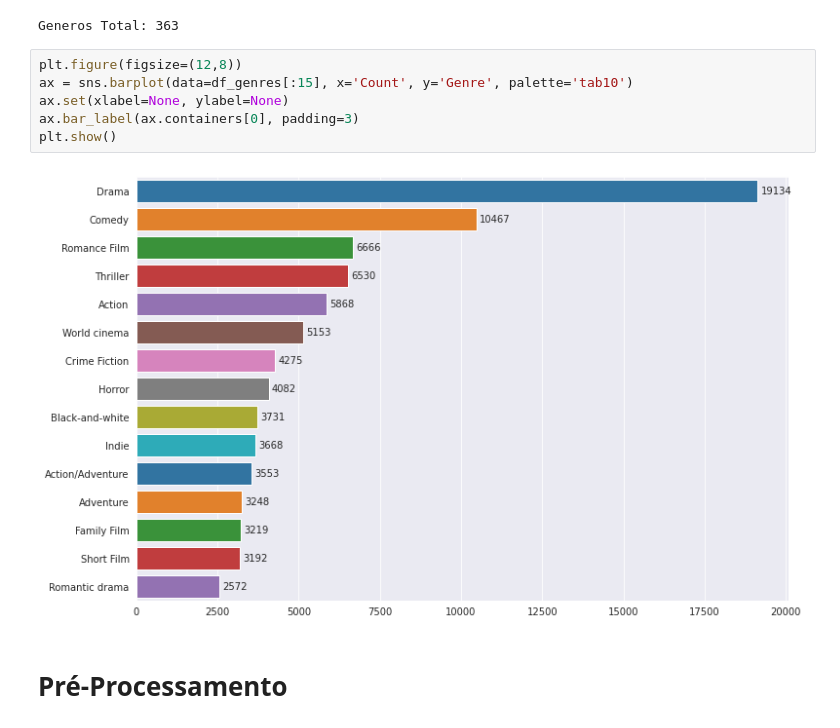
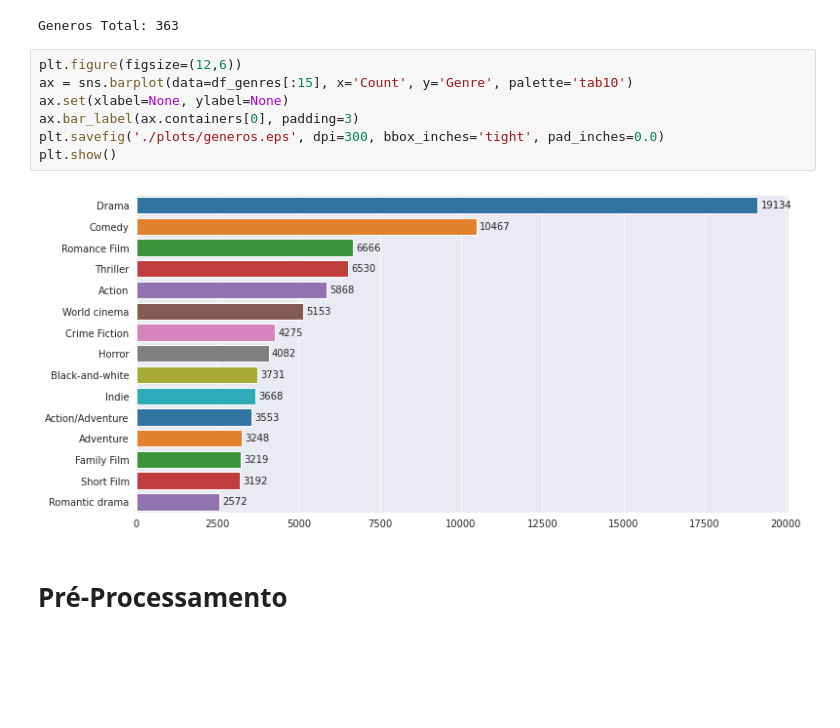
Before and after one commit to Durfan/ufsj-Data-Science, a Jupyter notebook: tp/tp.ipynb, the cells around one changed output. Saved outputs shown, nothing was run; the diff lists cells and outputs as text; blank space fills up the shorter version.

```diff
--- a/tp/tp.ipynb
+++ b/tp/tp.ipynb
@@ -145,13 +147,14 @@ print('Generos Total: {}'.format(df_genres.shape[0]))
 # %% [output]
 Generos Total: 363
 # %%
-plt.figure(figsize=(12,8))
+plt.figure(figsize=(12,6))
 ax = sns.barplot(data=df_genres[:15], x='Count', y='Genre', palette='tab10')
 ax.set(xlabel=None, ylabel=None)
 ax.bar_label(ax.containers[0], padding=3)
+plt.savefig('./plots/generos.eps', dpi=300, bbox_inches='tight', pad_inches=0.0)
 plt.show()
 # %% [output]
-[figure, old version]
+[figure, new version]
 # %% [markdown]
 # Pré-Processamento
 # %% [markdown]
```
Also changed, not shown: parts of 18 cells of this notebook, 3 other files.
